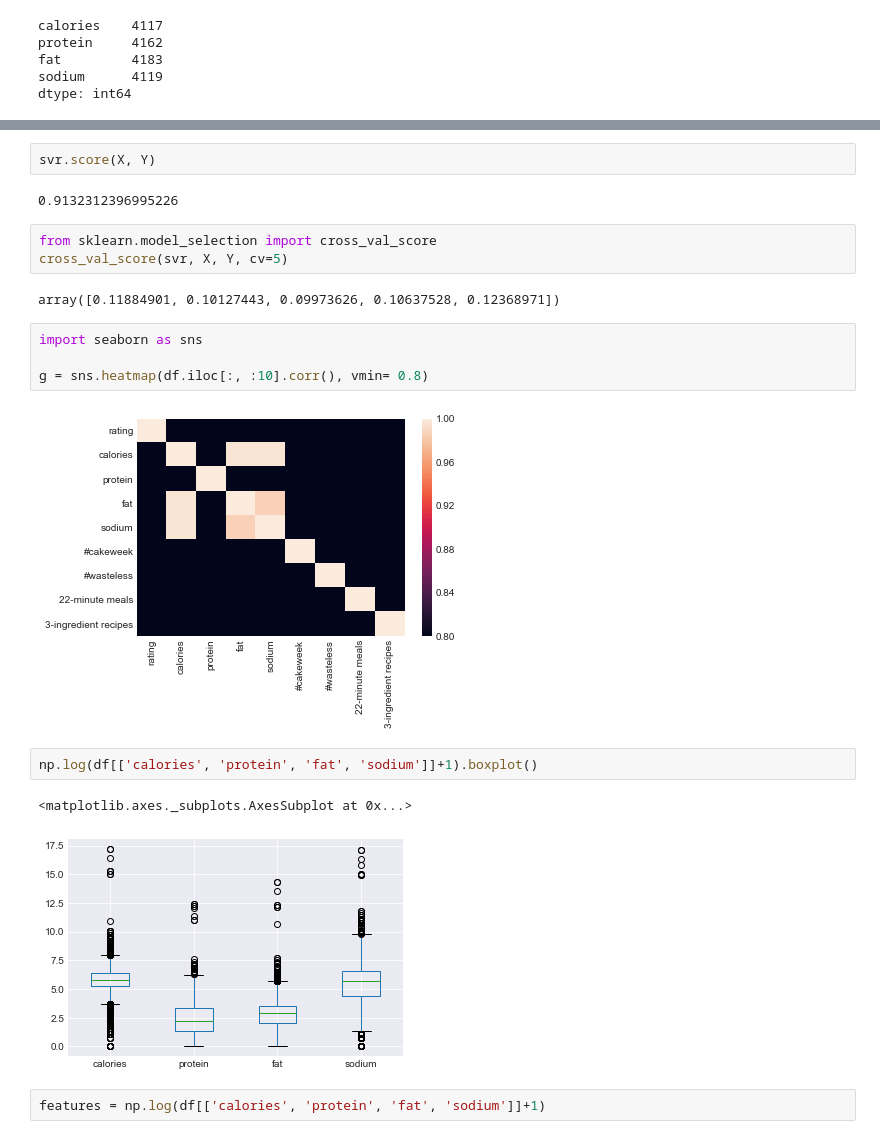
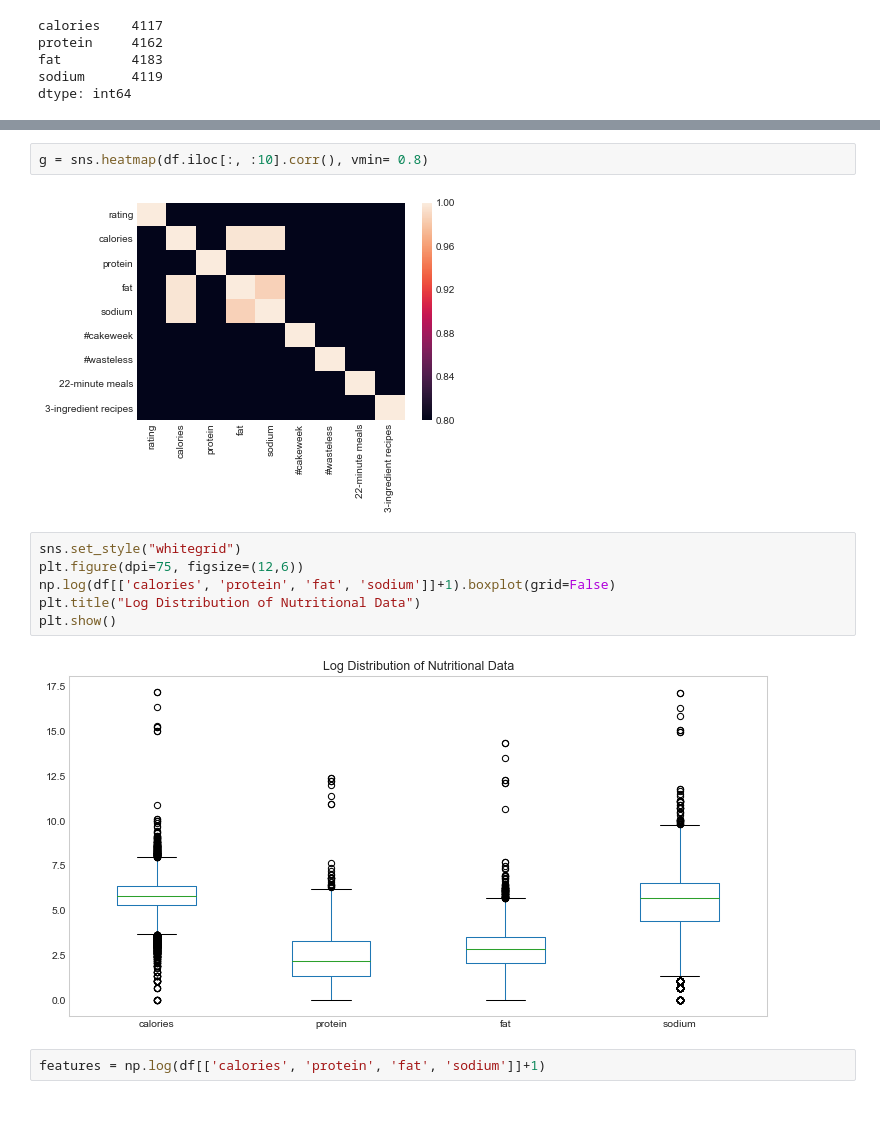
Before and after one commit to majickdave/thinkful-datasci-unit3, a Jupyter notebook: SVM-Guided.ipynb, the cells around one changed output, grey strips where cells are left out. Drawn from its saved outputs; the diff is of its cells as text; blank space fills up the shorter version.

```diff
--- a/SVM-Guided.ipynb
+++ b/SVM-Guided.ipynb
@@ -113,23 +108,15 @@ plt.scatter(Y, svr.predict(X))
-# %%
-svr.score(X, Y)
-# %% [output]
-0.9132312396995226
-# %%
-from sklearn.model_selection import cross_val_score
-cross_val_score(svr, X, Y, cv=5)
-# %% [output]
-array([0.11884901, 0.10127443, 0.09973626, 0.10637528, 0.12368971])
 # %%
-import seaborn as sns
-
 g = sns.heatmap(df.iloc[:, :10].corr(), vmin= 0.8)
 # %% [output]
 [figure]
-# %%
-np.log(df[['calories', 'protein', 'fat', 'sodium']]+1).boxplot()
-# %% [output]
-<matplotlib.axes._subplots.AxesSubplot at 0x...>
-[figure, removed]
+# %%
+sns.set_style("whitegrid")
+plt.figure(dpi=75, figsize=(12,6))
+np.log(df[['calories', 'protein', 'fat', 'sodium']]+1).boxplot(grid=False)
+plt.title("Log Distribution of Nutritional Data")
+plt.show()
+# %% [output]
+[figure, added]
 # %%
 features = np.log(df[['calories', 'protein', 'fat', 'sodium']]+1)
 # %%
```
Also changed, not shown: parts of 20 cells of this notebook.
